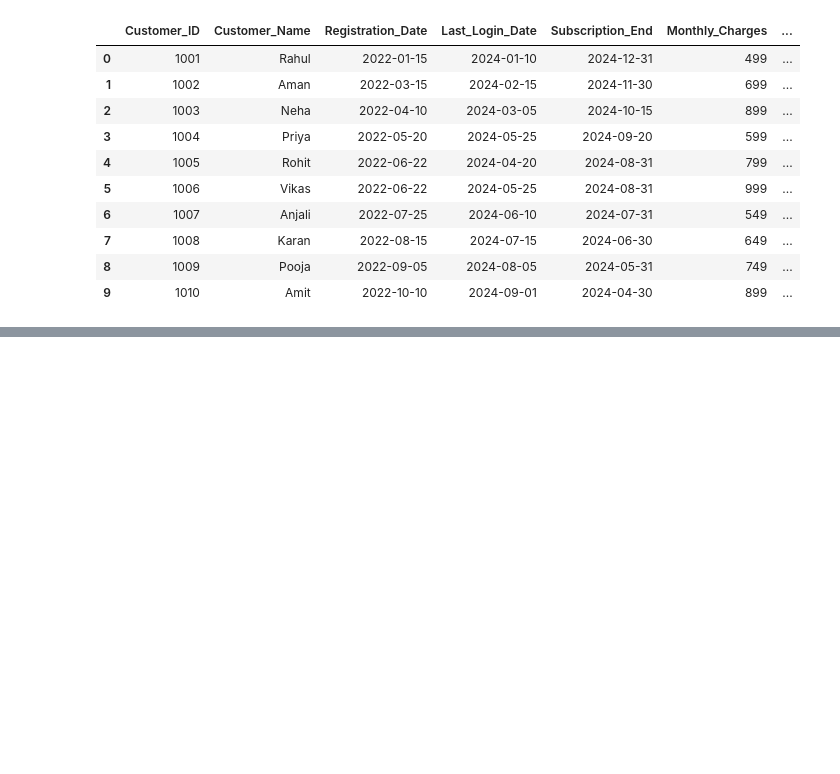
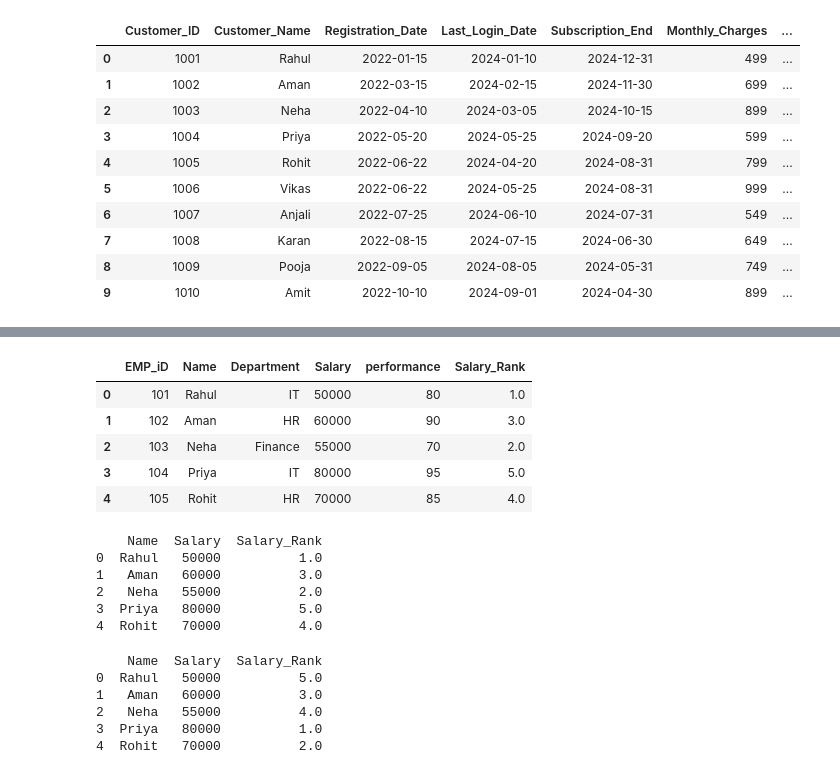
Before and after one commit to ghosh-vishnu/Python_Evening-AI-ML-5-30-PM, a Jupyter notebook: pandas.ipynb, the cells around one changed output, grey strips where cells are left out. Cells and saved outputs as stored; diff of their text form; code cells hidden in the pictures; blank space fills up the shorter version.

```diff
--- a/pandas.ipynb
+++ b/pandas.ipynb
@@ -1680,0 +1720,11 @@ telecome.rename(columns={
+# %%
+import pandas as pd
+data={
+    'EMP_iD':[101,102,103,104,105],
+    'Name':['Rahul','Aman','Neha','Priya','Rohit'],
+    'Department':['IT','HR','Finance','IT','HR'],
+    'Salary':[50000,60000,55000,80000,70000],
+    'performance':[80,90,70,95,85]
+
+
+}
@@ -1680,0 +1800,18 @@ telecome.rename(columns={
+# %%
+df
+# %% [output]
+|  | EMP_iD | Name | Department | Salary | performance | Salary_Rank |
+| 0 | 101 | Rahul | IT | 50000 | 80 | 1.0 |
+| 1 | 102 | Aman | HR | 60000 | 90 | 3.0 |
+| 2 | 103 | Neha | Finance | 55000 | 70 | 2.0 |
+| 3 | 104 | Priya | IT | 80000 | 95 | 5.0 |
+| 4 | 105 | Rohit | HR | 70000 | 85 | 4.0 |
+# %%
+print(df[['Name','Salary','Salary_Rank']])
+# %% [output]
+    Name  Salary  Salary_Rank
+0  Rahul   50000          1.0
+1   Aman   60000          3.0
+2   Neha   55000          2.0
+3  Priya   80000          5.0
+4  Rohit   70000          4.0
@@ -1680,0 +1820,20 @@ telecome.rename(columns={
+# %%
+import pandas as pd
+data={
+    'EMP_iD':[101,102,103,104,105],
+    'Name':['Rahul','Aman','Neha','Priya','Rohit'],
+    'Department':['IT','HR','Finance','IT','HR'],
+    'Salary':[50000,60000,55000,80000,70000],
+    'performance':[80,90,70,95,85]
+
+
+}
+df['Salary_Rank']=df['Salary'].rank(ascending=False,method='dense')
+print(df[['Name','Salary','Salary_Rank']])
+# %% [output]
+    Name  Salary  Salary_Rank
+0  Rahul   50000          5.0
+1   Aman   60000          3.0
+2   Neha   55000          4.0
+3  Priya   80000          1.0
+4  Rohit   70000          2.0
```
Also changed, not shown: parts of 46 cells of this notebook.
